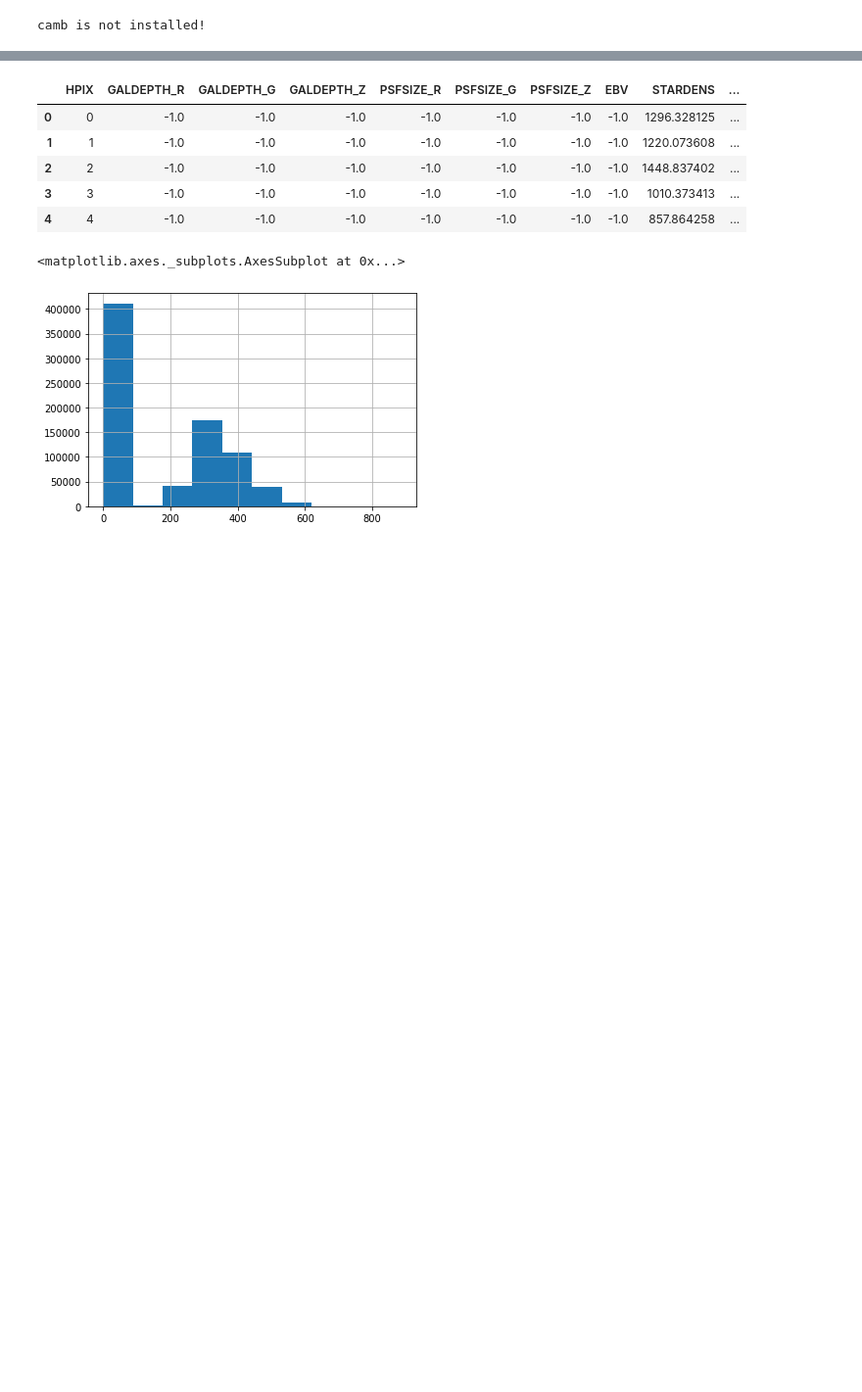
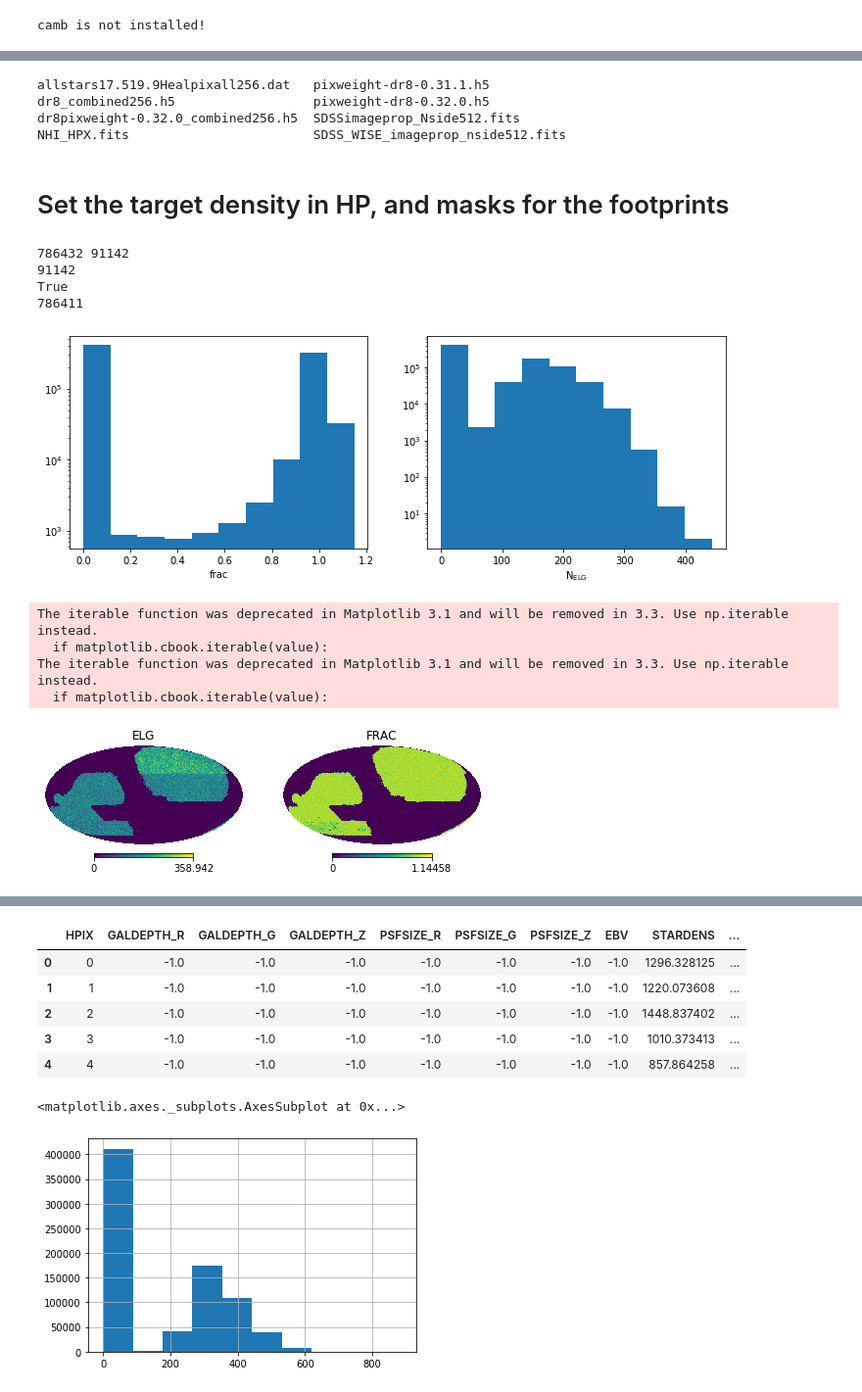
Before and after one commit to mehdirezaie/desisv, a Jupyter notebook: prepare_for_NN_split.ipynb, the cells around one changed output, grey strips where cells are left out. Shown at 98% size. Cells and saved outputs as stored; diff of their text form; code cells hidden in the pictures; blank space fills up the shorter version.

```diff
--- a/prepare_for_NN_split.ipynb
+++ b/prepare_for_NN_split.ipynb
@@ -14,0 +77,77 @@ camb is not installed!
+# %%
+ls /home/mehdi/data/templates/
+# %% [output]
+allstars17.519.9Healpixall256.dat   pixweight-dr8-0.31.1.h5
+dr8_combined256.h5                  pixweight-dr8-0.32.0.h5
+dr8pixweight-0.32.0_combined256.h5  SDSSimageprop_Nside512.fits
+NHI_HPX.fits                        SDSS_WISE_imageprop_nside512.fits
+# %% [markdown]
+# Set the target density in HP, and masks for the footprints
+# %%
+# make the healpix map of the target density
+# make the mask for the desi footprint
+# make the mask for eboss footprint
+
+df1 = ft.read('/home/mehdi/data/formehdi/pixweight_ar-dr8-0.32.0-elg-colorbox.fits')
+df2 = ft.read('/home/mehdi/data/formehdi/pixweight_ar-dr8-0.32.0-elg-eBOSS.fits')
+
+print(df1.size, df2.size)
+
+# find common pixels
+infull = np.in1d(df1['HPXPIXEL'], df2['HPXPIXEL'])
+print(infull.sum())
+
+# get density of the two catalogs and compare them
+elg1 = utils.dr8density(df1[infull])
+elg2 = utils.dr8density(df2)
+print(np.array_equal(elg1, elg2))
+
+# get number counts
+elg = utils.dr8density(df1, n2r=True, persqdeg=False)
+frac = hp.reorder(df1['FRACAREA'], n2r=True) # pixel completeness
+
+# some of pixels on the eboss footprint have nan values
+# due to 0 fracgoods
+# we fill-in all infinite pixels with zeros
+good = np.isfinite(elg)
+elg[~good] = 0.0   # fill-in with zeros
+
+goodf = np.isfinite(frac)
+frac[~goodf] = 0.0 # fill-in with zeros
+
+good &= goodf
+print(good.sum())
+
+
+# save the elg and frac maps
+hp.write_map('/home/mehdi/data/formehdi/dr8_elgsv_ngal_pix_0.32.0-colorbox.hp.256.fits', elg,
+            dtype=np.float64, fits_IDL=False, overwrite=True)
+hp.write_map('/home/mehdi/data/formehdi/dr8_frac_pix_0.32.0-colorbox.hp.256.fits', frac,
+            dtype=np.float64, fits_IDL=False, overwrite=True)
+# %% [output]
+786432 91142
+91142
+True
+786411
+# %%
+fig, ax = plt.subplots(ncols=2, figsize=(12, 4))
+ax[0].hist(frac)
+ax[0].set(yscale='log', xlabel='frac')
+
+ax[1].hist(elg)
+ax[1].set(yscale='log', xlabel=r'N$_{\rm ELG}$')
+plt.show()
+
+
+fig, ax = plt.subplots(ncols=2, nrows=1, figsize=(8, 3))
+for i, (title, hpmap) in enumerate(zip(['ELG', 'FRAC'], [elg, frac])):
+    fig.sca(ax[i])
+    hp.mollview(hpmap, rot=-89, hold=True, title=title)
+plt.show()
+# %% [output]
+[figure, added]
+The iterable function was deprecated in Matplotlib 3.1 and will be removed in 3.3. Use np.iterable instead.
+  if matplotlib.cbook.iterable(value):
+The iterable function was deprecated in Matplotlib 3.1 and will be removed in 3.3. Use np.iterable instead.
+  if matplotlib.cbook.iterable(value):
+[figure, added]
```
Also changed, not shown: parts of 19 cells of this notebook, 2 other files.
